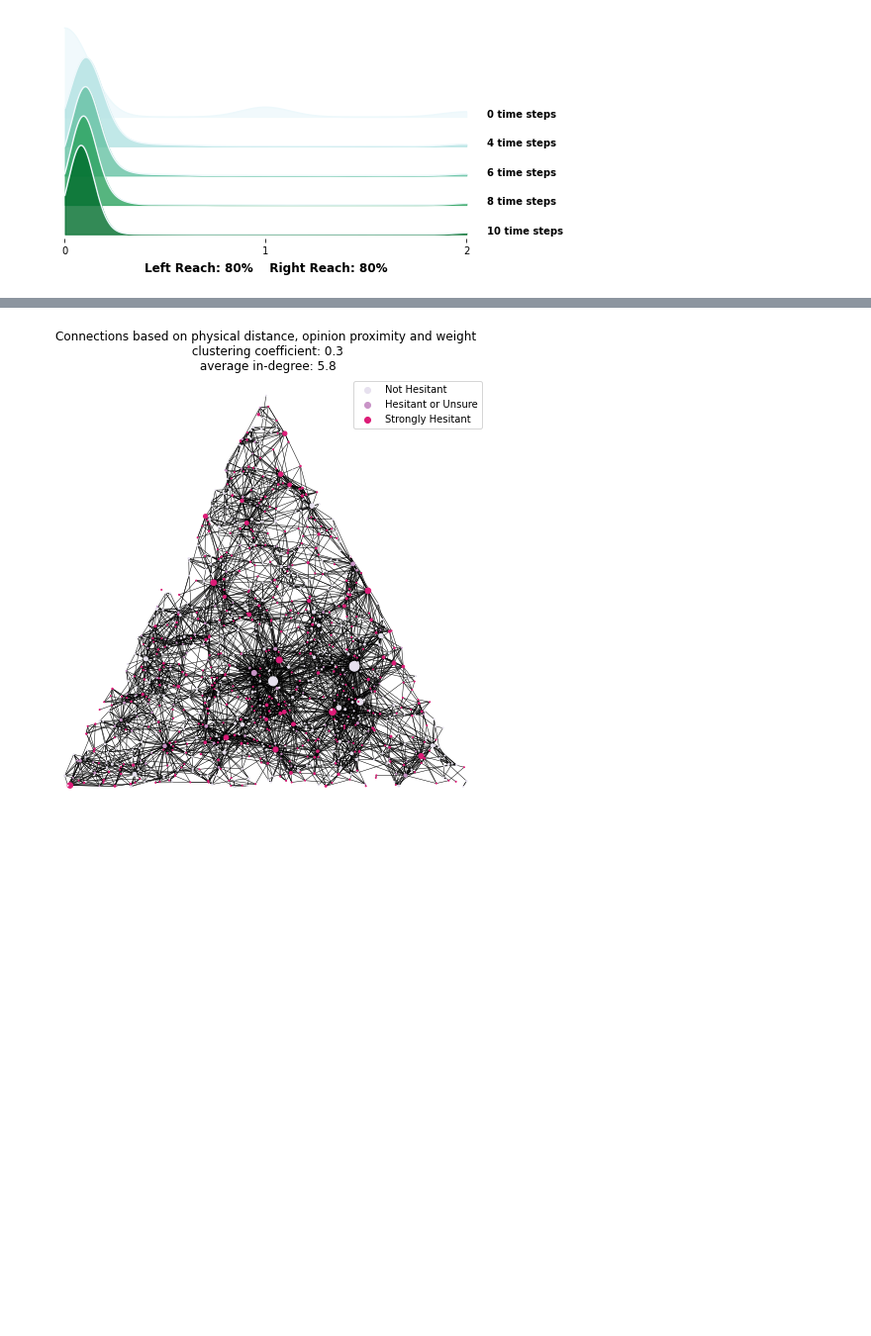
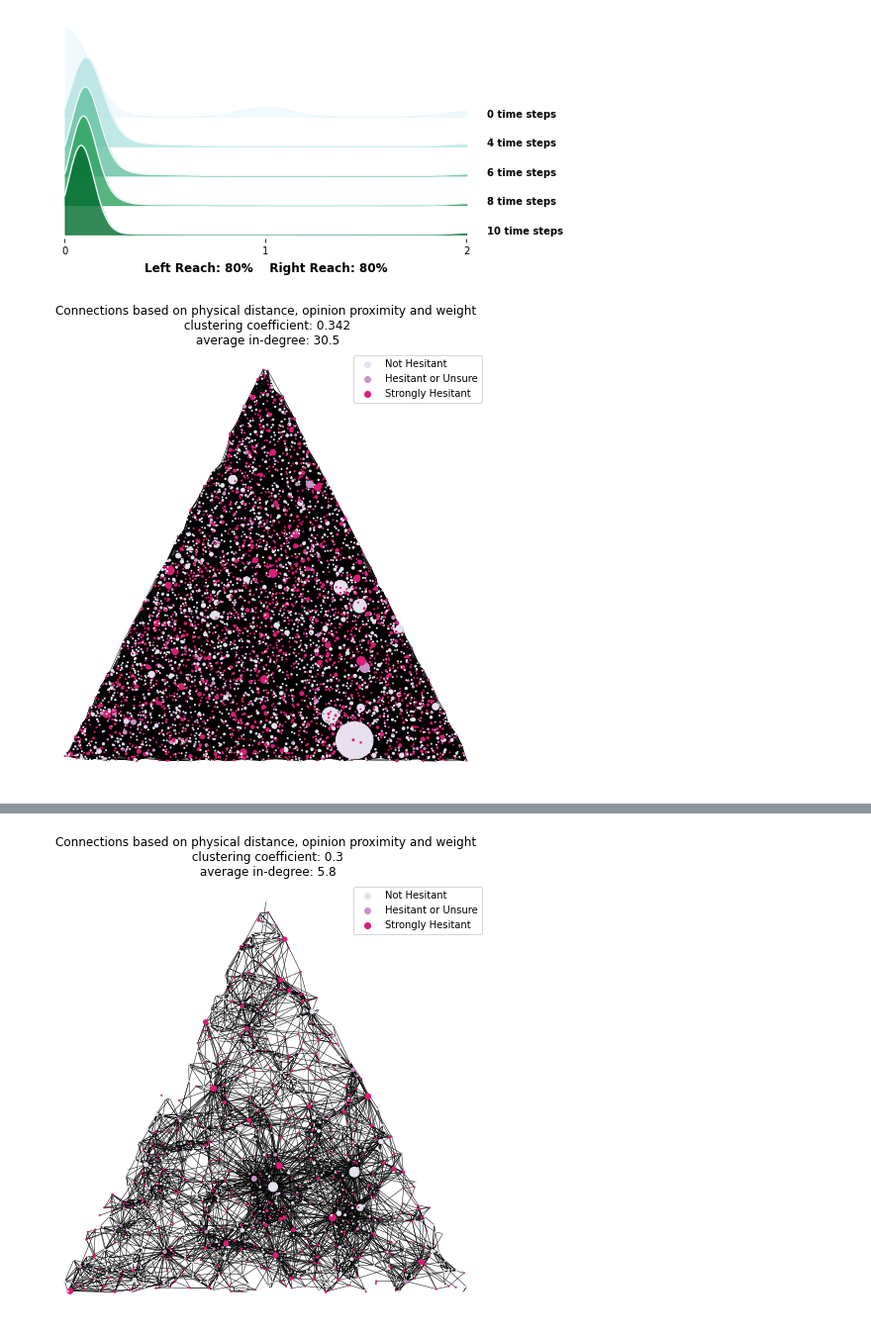
Before and after one commit to MicahRP/ODyN, a Jupyter notebook: notebooks/Broome_NY_test.ipynb, the cells around one changed output, grey strips where cells are left out. Shown at 99% size. Saved outputs shown, nothing was run; the diff lists cells and outputs as text; code cells hidden in the pictures; blank space fills up the shorter version.

```diff
--- a/notebooks/Broome_NY_test.ipynb
+++ b/notebooks/Broome_NY_test.ipynb
@@ -98,3 +98,9 @@ sim.plot_simulation_results()
 # %% [output]
 [figure]
 [figure]
+# %%
+model = odyn.OpinionNetworkModel()
+model.populate_model(num_agents = 5000, geo_df = geo_df)
+model.plot_initial_network()
+# %% [output]
+[figure, added]
```
Also changed, not shown: parts of 13 cells of this notebook, 3 other files.
